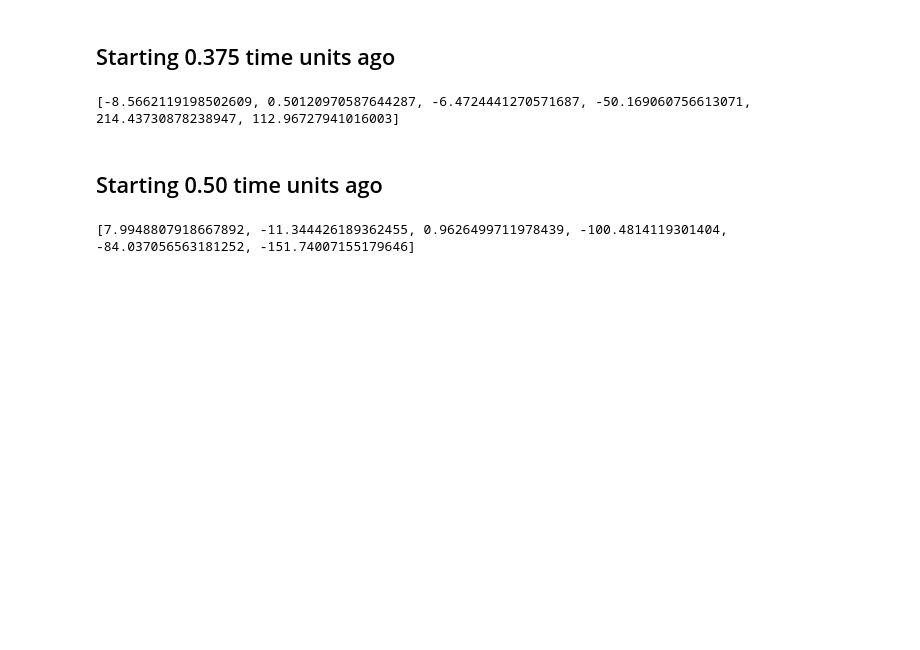
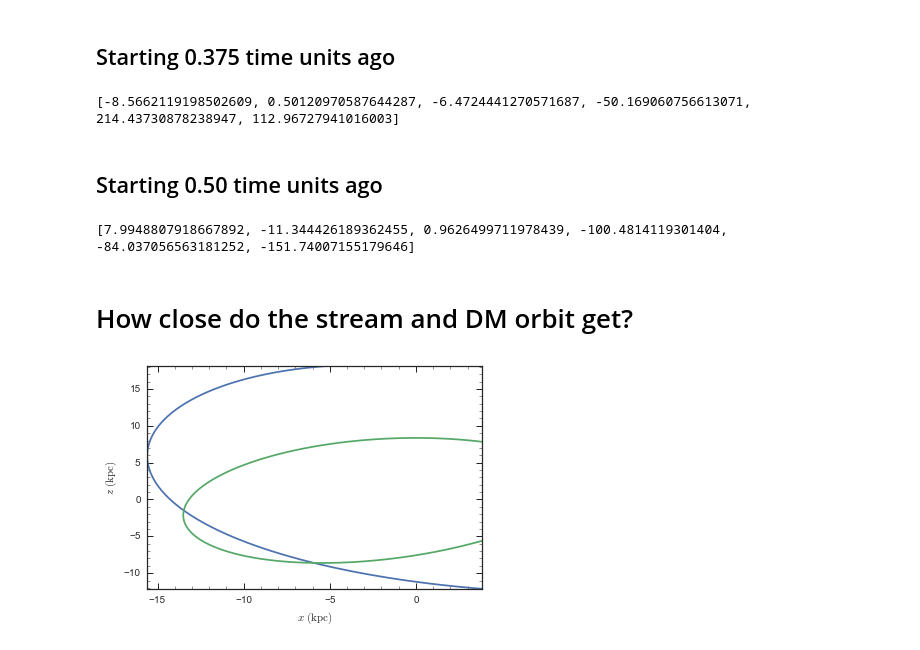
Before and after one commit to jobovy/stream-stream, a Jupyter notebook: py/Orbits-for-Nbody.ipynb, the cells around one changed output. Drawn from its saved outputs; the diff is of its cells as text; code cells hidden in the pictures; blank space fills up the shorter version.

```diff
--- a/py/Orbits-for-Nbody.ipynb
+++ b/py/Orbits-for-Nbody.ipynb
@@ -47,7 +47,7 @@ xv_prog_init= numpy.array([30.,0.,0.,0.,105.74895,105.74895])
 RvR_prog_init= rectangular_to_cylindrical(xv_prog_init[:,numpy.newaxis].T)[0,:]
 prog_init= Orbit([RvR_prog_init[0]/R0,RvR_prog_init[1]/V0,RvR_prog_init[2]/V0,
                   RvR_prog_init[3]/R0,RvR_prog_init[4]/V0,RvR_prog_init[5]],ro=R0,vo=V0)
-times= numpy.linspace(0.,10./bovy_conversion.time_in_Gyr(V0,R0),1001)
+times= numpy.linspace(0.,10./bovy_conversion.time_in_Gyr(V0,R0),10001)
 prog_init.integrate(times,lp)
 xv_prog_impact= [prog_init.x(times[-1])[0],prog_init.y(times[-1])[0],prog_init.z(times[-1]),
                  prog_init.vx(times[-1])[0],prog_init.vy(times[-1])[0],prog_init.vz(times[-1])]
@@ -137,3 +137,23 @@ print [dm_impact.x(ts[-1])[0],dm_impact.y(ts[-1])[0],dm_impact.z(ts[-1]),
        -dm_impact.vx(ts[-1])[0],-dm_impact.vy(ts[-1])[0],-dm_impact.vz(ts[-1])]
 # %% [output]
 [7.9948807918667892, -11.344426189362455, 0.9626499711978439, -100.4814119301404, -84.037056563181252, -151.74007155179646]
+# %% [markdown]
+# How close do the stream and DM orbit get?
+# %%
+# Cluster
+prog_before= prog_init((10.-0.2*0.9777922212082034)/bovy_conversion.time_in_Gyr(V0,R0))
+# DM
+dm_impact= Orbit([RvR_dm_impact[0]/R0,RvR_dm_impact[1]/V0,RvR_dm_impact[2]/V0,
+                  RvR_dm_impact[3]/R0,RvR_dm_impact[4]/V0,RvR_dm_impact[5]],ro=R0,vo=V0)
+dm_impact= dm_impact.flip()
+ts= numpy.linspace(0.,0.125*0.9777922212082034/bovy_conversion.time_in_Gyr(V0,R0),10001)
+dm_impact.integrate(ts,lp)
+dm_before= dm_impact(ts[-1]).flip()
+# Integrate both
+ts= numpy.linspace(0.,0.25*0.9777922212082034/bovy_conversion.time_in_Gyr(V0,R0),101)
+prog_before.integrate(ts,lp)
+dm_before.integrate(ts,lp)
+prog_before.plot(d1='x',d2='z')
+dm_before.plot(d1='x',d2='z',overplot=True)
+# %% [output]
+[figure, added]
```
Also changed, not shown: parts of 2 cells of this notebook, 1 other file.
